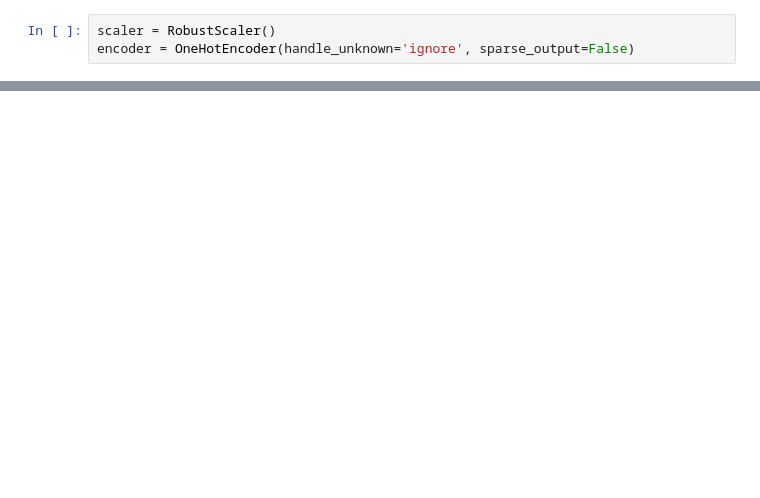
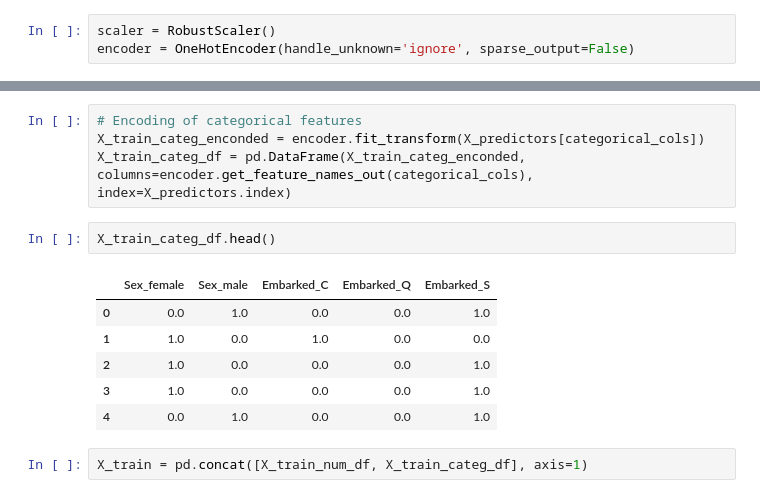
Before and after one commit to YohanFr18/titanic-naive-bayes, a Jupyter notebook: notebooks/naive_bayes.ipynb, the cells around one changed output, grey strips where cells are left out. Saved outputs shown, nothing was run; the diff lists cells and outputs as text; blank space fills up the shorter version.

```diff
--- a/notebooks/naive_bayes.ipynb
+++ b/notebooks/naive_bayes.ipynb
@@ -283,0 +302,15 @@ encoder = OneHotEncoder(handle_unknown='ignore', sparse_output=False)
+# %%
+# Encoding of categorical features
+X_train_categ_enconded = encoder.fit_transform(X_predictors[categorical_cols])
+X_train_categ_df = pd.DataFrame(X_train_categ_enconded, columns=encoder.get_feature_names_out(categorical_cols), index=X_predictors.index)
+# %%
+X_train_categ_df.head()
+# %% [output]
+|  | Sex_female | Sex_male | Embarked_C | Embarked_Q | Embarked_S |
+| 0 | 0.0 | 1.0 | 0.0 | 0.0 | 1.0 |
+| 1 | 1.0 | 0.0 | 1.0 | 0.0 | 0.0 |
+| 2 | 1.0 | 0.0 | 0.0 | 0.0 | 1.0 |
+| 3 | 1.0 | 0.0 | 0.0 | 0.0 | 1.0 |
+| 4 | 0.0 | 1.0 | 0.0 | 0.0 | 1.0 |
+# %%
+X_train = pd.concat([X_train_num_df, X_train_categ_df], axis=1)
```
Also changed, not shown: parts of 8 cells of this notebook.
